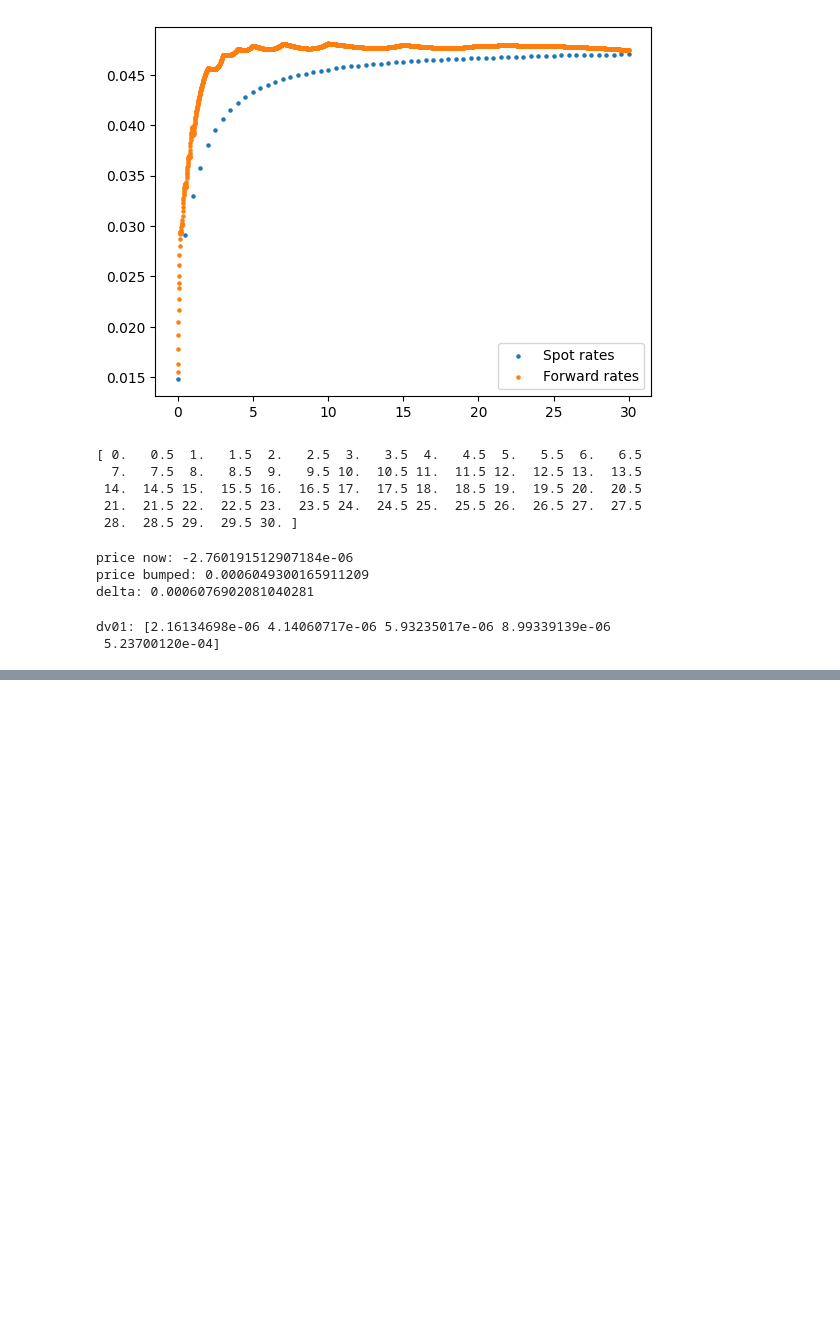
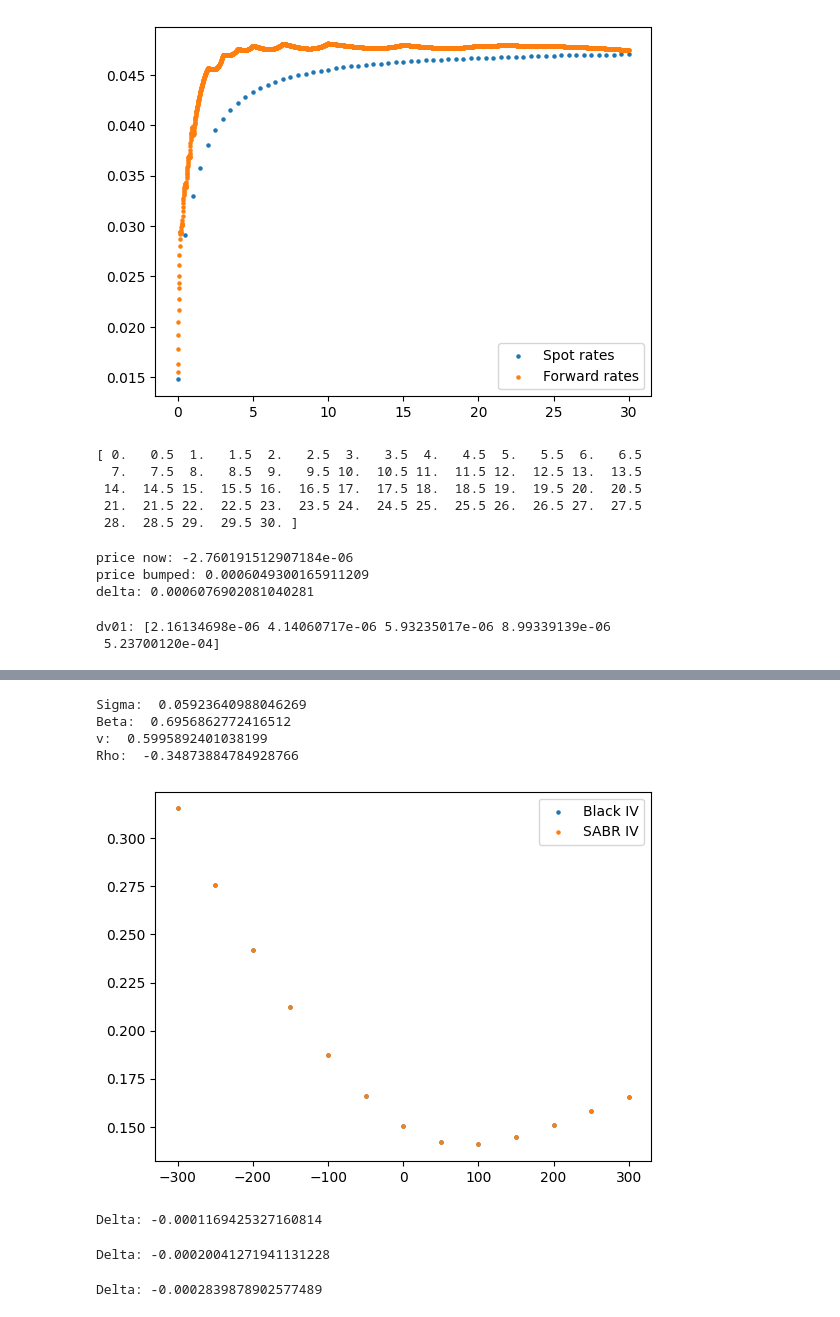
Before and after one commit to Lukasblob/Fixed_Income, a Jupyter notebook: Exam2023/Exam2023.ipynb, the cells around one changed output, grey strips where cells are left out. Saved outputs shown, nothing was run; the diff lists cells and outputs as text; code cells hidden in the pictures; blank space fills up the shorter version.

```diff
--- a/Exam2023/Exam2023.ipynb
+++ b/Exam2023/Exam2023.ipynb
@@ -213,0 +216,9 @@ dv01: [2.16134698e-06 4.14060717e-06 5.93235017e-06 8.99339139e-06
+# %%
+#3.a)
+T = np.array([0.5, 1, 1.5, 2, 2.5, 3, 3.5, 4])
+R = np.array([0.0385, 0.0431, 0.0463, 0.0486, 0.0502, 0.0513, 0.0521, 0.0527])
+sigma = np.array([0.223, 0.241, 0.260, 0.283, 0.312, 0.355, 0.402])
+ZCB = zcb_prices_from_spot_rates(T, R)
+libor_rates = forward_libor_rates_from_zcb_prices(T, ZCB, horizon=1)
+print('Times:', T)
+print('Libor rates:', libor_rates)
@@ -213,0 +332,67 @@ dv01: [2.16134698e-06 4.14060717e-06 5.93235017e-06 8.99339139e-06
+# %%
+#4.b)
+#i)
+sigma_bar = 0.04
+beta_bar = 0.5
+v_bar = 0.4
+rho_bar = -0.3
+params_0 = sigma_bar, beta_bar, v_bar, rho_bar
+def f(x):
+    y = fit_sabr_obj(param=x, sigma_market=iv_swaptions, K=K, T=2, R=swap_rate)
+    return y
+res = minimize(f, params_0, method="nelder-mead")
+sigma_res, beta_res, v_res, rho_res = res.x
+print("Sigma: ", sigma_res)
+print("Beta: ", beta_res)
+print("v: ", v_res)
+print("Rho: ", rho_res)
+# %% [output]
+Sigma:  0.05923640988046269
+Beta:  0.6956862772416512
+v:  0.5995892401038199
+Rho:  -0.34873884784928766
+# %%
+#ii)
+iv_simulated = []
+for i in range(len(K)):
+    iv_simulated.append(sigma_sabr(K[i],2,swap_rate,sigma_res,beta_res,v_res,rho_res))
+plt.scatter(K_offset, iv_swaptions, s=5, label="Black IV")
+plt.scatter(K_offset, iv_simulated, s=5, label="SABR IV")
+plt.legend()
+plt.show()
+# %% [output]
+[figure, added]
+# %%
+#4.c)
+#i)
+price_now = pi_swaption[4]
+v_bumped = v_res - 0.02
+sigma_bumped = sigma_sabr(K[4], 2, swap_rate, sigma_res, beta_res, v_bumped, rho_res)
+price_bumped = black_swaption_price(sigma=sigma_bumped, T=2, K=K[4], S=accrual_factor, R=swap_rate, type="call")
+delta = price_bumped - price_now
+print('Delta:', delta)
+# %% [output]
+Delta: -0.0001169425327160814
+# %%
+#ii)
+rho_bumped = rho_res + 0.1
+sigma_bumped = sigma_sabr(K[4], 2, swap_rate, sigma_res, beta_res, v_res, rho_bumped)
+price_bumped = black_swaption_price(sigma=sigma_bumped, T=2, K=K[4], S=accrual_factor, R=swap_rate, type="call")
+delta = price_bumped - price_now
+print('Delta:', delta)
+# %% [output]
+Delta: -0.00020041271941131228
+# %%
+#iii)
+spot_rates = spot_rates_from_zcb_prices(T, ZCB)
+spot_rates_bumped = spot_rates.copy() - 0.0001
+ZCB_bumped = zcb_prices_from_spot_rates(T, spot_rates_bumped)
+swap_rate_bumped, accrual_factor_bumped = swap_rate_from_zcb_prices(0, 2, 6, "semiannual", T, ZCB_bumped, "semiannual")
+K_bumped = swap_rate_bumped + K_offset/10000
+K_bumped = K.copy()
+sigma_bumped = sigma_sabr(K_bumped[4], 2, swap_rate_bumped, sigma_res, beta_res, v_res, rho_res)
+price_bumped = black_swaption_price(sigma=sigma_bumped, T=2, K=K_bumped[4], S=accrual_factor_bumped, R=swap_rate_bumped, type="call")
+delta = price_bumped - price_now
+print('Delta:', delta)
+# %% [output]
+Delta: -0.0002839878902577489
```
Also changed, not shown: parts of 13 cells of this notebook, 2 other files.
